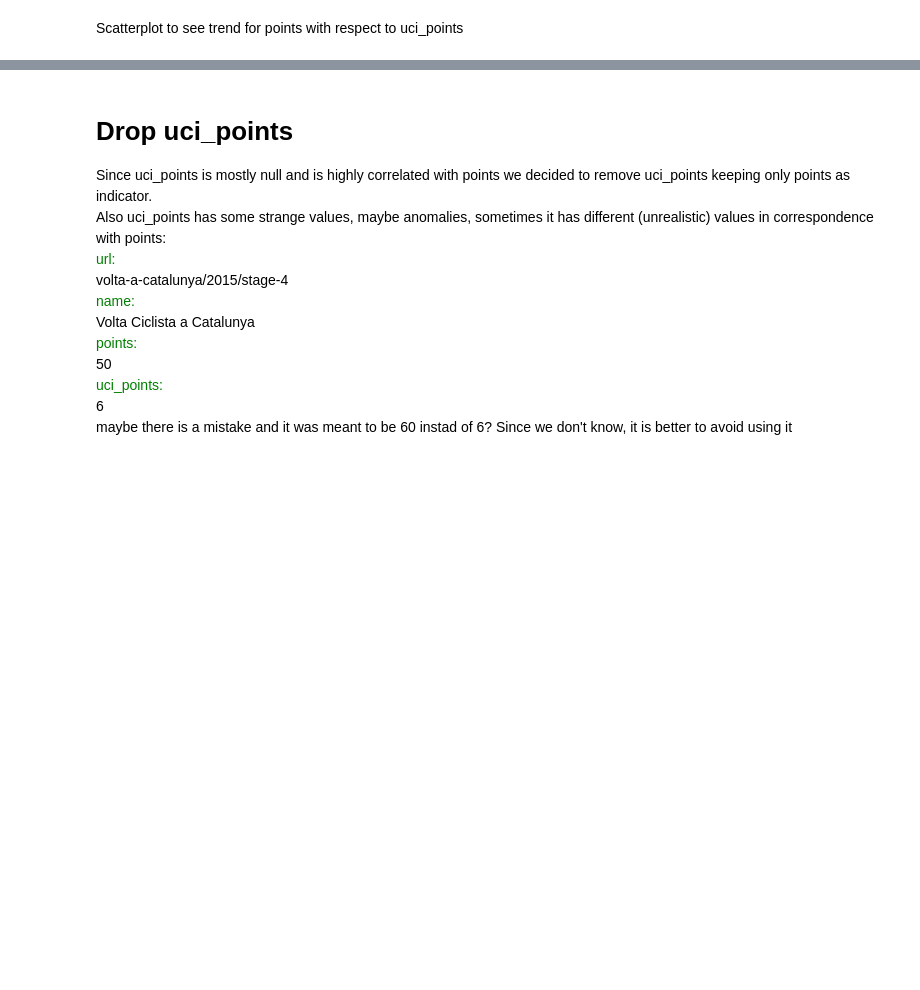
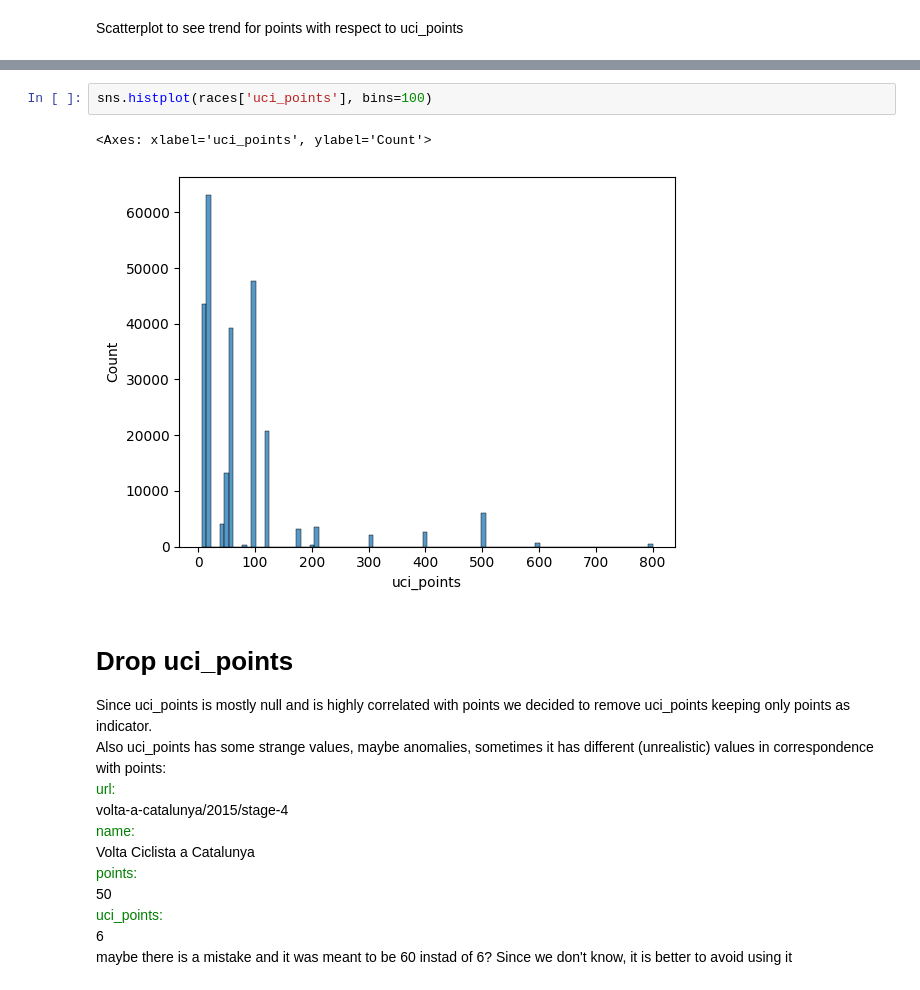
Before and after one commit to giovanniGuerrazzi/dm_project24_group_9, a Jupyter notebook: Data Transformation/Data_Cleaning&Imputation.ipynb, the cells around one changed output, grey strips where cells are left out. Saved outputs shown, nothing was run; the diff lists cells and outputs as text; blank space fills up the shorter version.

```diff
--- a/Data Transformation/Data_Cleaning&Imputation.ipynb
+++ b/Data Transformation/Data_Cleaning&Imputation.ipynb
@@ -263,3 +206,8 @@ sns.scatterplot(races, x=races['points'], y=races['uci_points'])
+# %%
+sns.histplot(races['uci_points'], bins=100)
+# %% [output]
+<Axes: xlabel='uci_points', ylabel='Count'>
+[figure, added]
 # %% [markdown]
 # Drop uci_points
 
```
Also changed, not shown: parts of 24 cells of this notebook, 2 other files.
